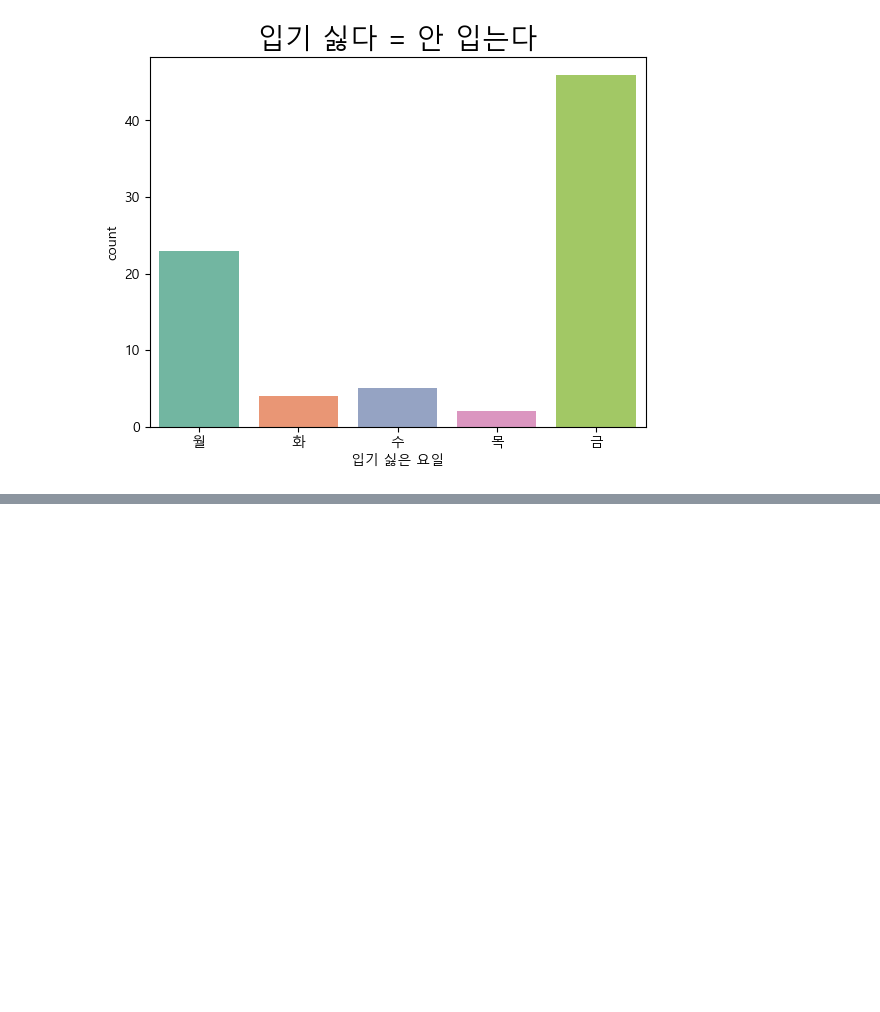
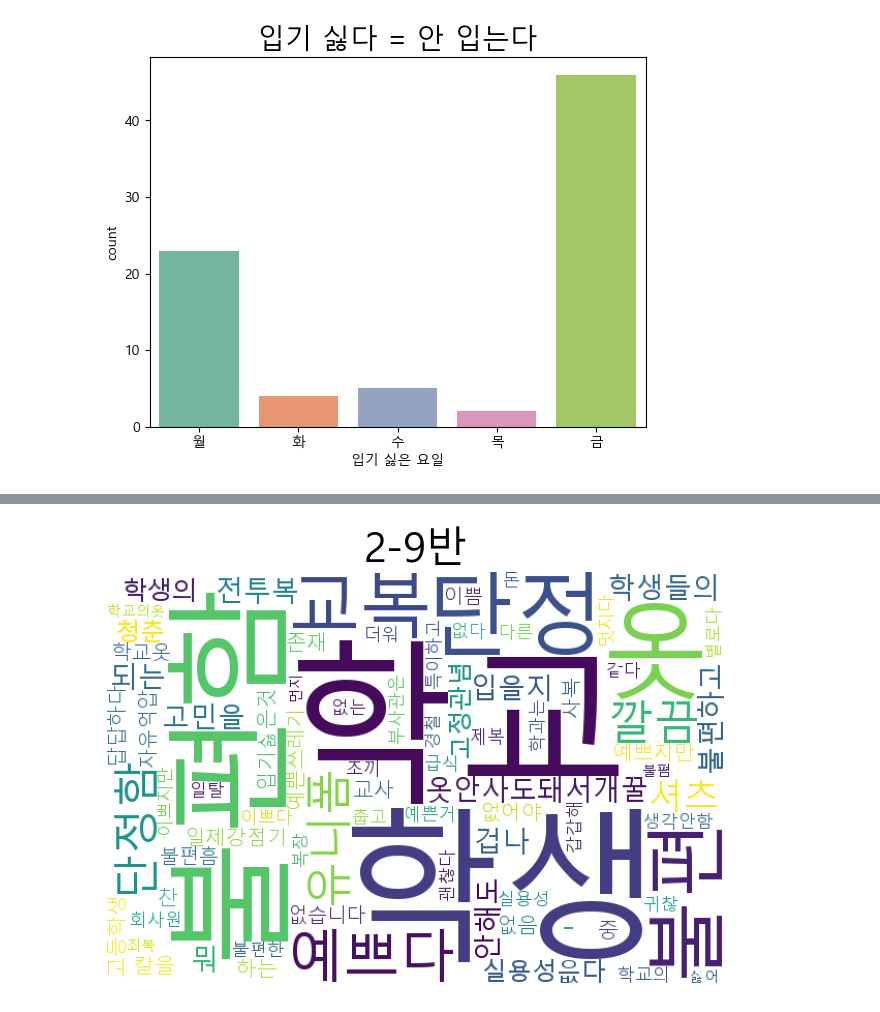
Before and after one commit to minseok06/PPP, a Jupyter notebook: 0급-교복에 대한 생각 분석하기.ipynb, the cells around one changed output, grey strips where cells are left out. Saved outputs shown, nothing was run; the diff lists cells and outputs as text; code cells hidden in the pictures; blank space fills up the shorter version.

```diff
--- a/0급-교복에 대한 생각 분석하기.ipynb
+++ b/0급-교복에 대한 생각 분석하기.ipynb
@@ -50,0 +93,28 @@ plt.show()
+# %%
+from wordcloud import WordCloud
+from string import digits
+import re
+from PIL import Image
+
+font_path = 'C:/Windows/Fonts/malgun.ttf' # 글꼴 지정
+plt.rc('font',family='Malgun Gothic') # 그래프 한글 패치
+# %%
+text = ''
+with open("교복 하면 떠오르는 것.txt", "r", encoding="utf-8") as f:
+    lines = f.readlines()
+    for line in lines:
+        text += line
+
+text = re.sub(r'[0-9]+','',text)
+
+wc = WordCloud(font_path=font_path, background_color='white',
+               width=600, height=400)
+
+wc.generate(text)
+plt.figure(figsize=(8,8))
+plt.imshow(wc)
+plt.title('2-9반', size=30)
+plt.axis('off')
+plt.show()
+# %% [output]
+[figure, added]
```
Also changed, not shown: parts of 5 cells of this notebook, 1 other file.
